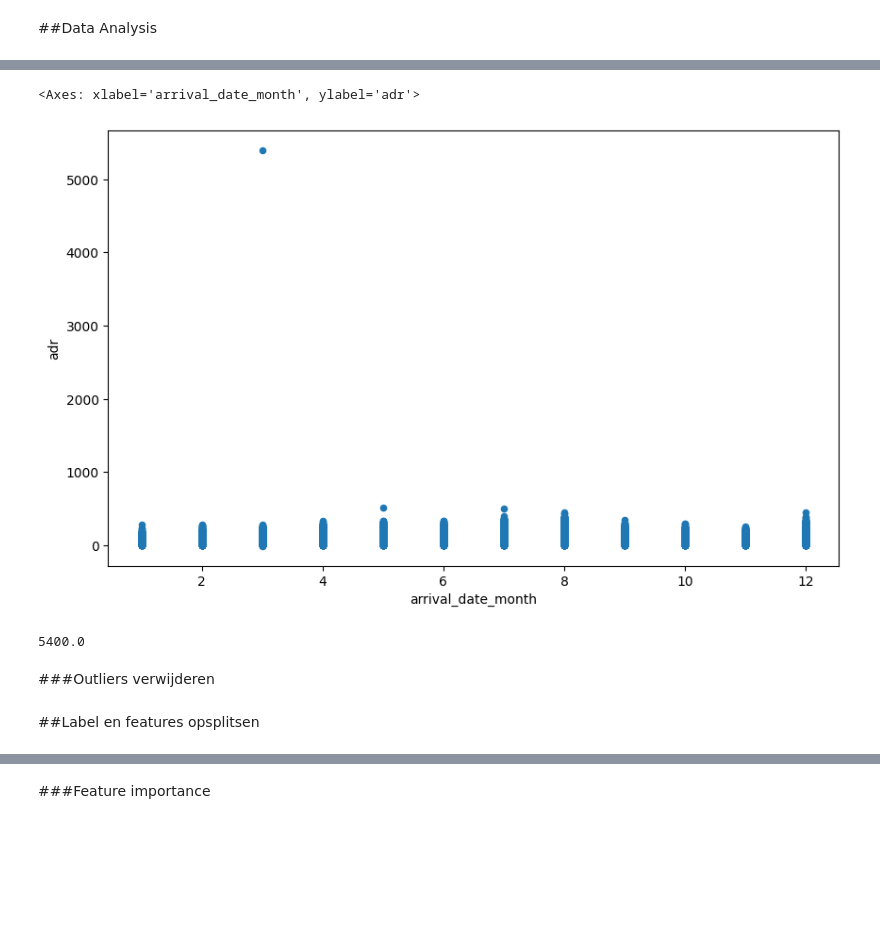
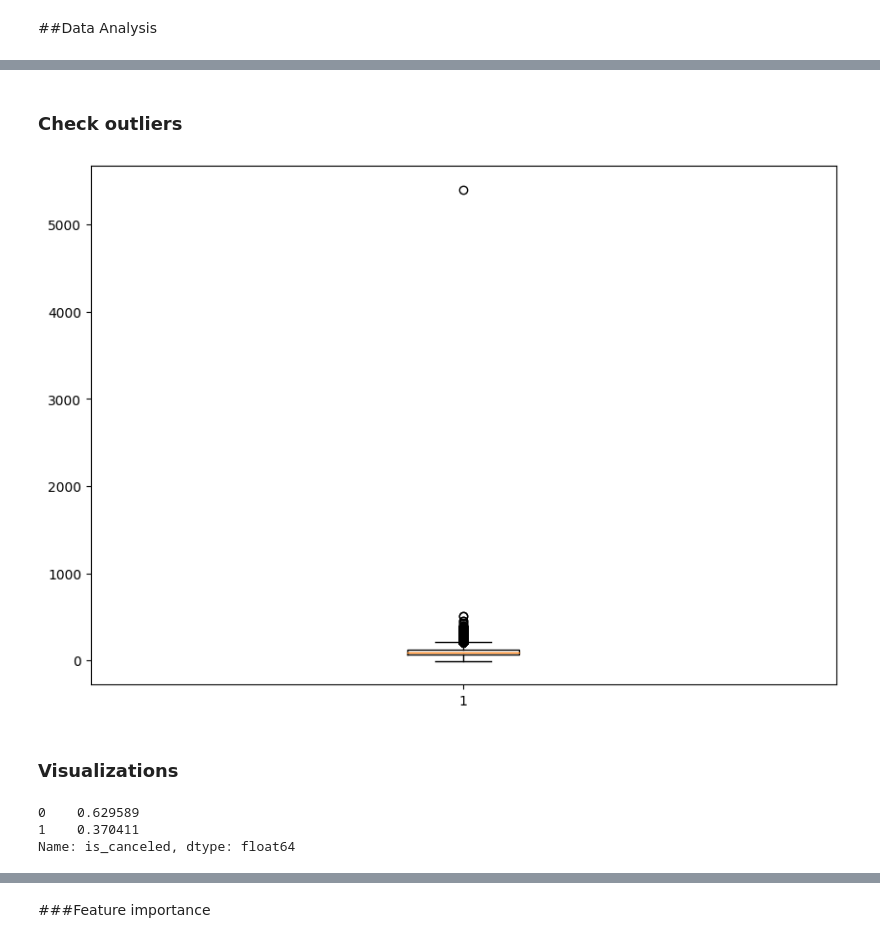
Before and after one commit to yrjavk/CloudForAI, a Jupyter notebook: HotelBookings.ipynb, the cells around one changed output, grey strips where cells are left out. Cells and saved outputs as stored; diff of their text form; code cells hidden in the pictures; blank space fills up the shorter version.

```diff
--- a/HotelBookings.ipynb
+++ b/HotelBookings.ipynb
@@ -181,0 +99,10 @@ data.isnull().sum().sum()
+# %%
+def factorize_columns(data, columns_to_factorize):
+    encoded_mappings = {}
+
+    for column in columns_to_factorize:
+        codes, unique_values = pd.factorize(data[column])
+        data[column] = codes
+        encoded_mappings[column] = {'codes': codes, 'unique_values': unique_values}
+
+    return data, encoded_mappings
@@ -198,15 +157,20 @@ Text(0, 0.5, 'Mediaan prijs')
-# %%
-data.plot.scatter(x = "arrival_date_month", y = "adr", figsize = (10,6))
-# %% [output]
-<Axes: xlabel='arrival_date_month', ylabel='adr'>
-[figure, removed]
-# %%
-data['adr'].max()
-# %% [output]
-5400.0
-# %% [markdown]
-###Outliers verwijderen
+# %% [markdown]
+### Check outliers
+# %%
+fig = plt.figure(figsize =(10, 7))
+plt.boxplot(data['adr'])
+plt.show()
+# %% [output]
+[figure, added]
 # %%
 data.drop(data['adr'].idxmax(), inplace = True)
-# %% [markdown]
-##Label en features opsplitsen
+# %% [markdown]
+### Visualizations
+# %%
+cancelled_percentage = data["is_canceled"].value_counts(normalize = True)
+data['total_revenues'] = data['adr'] * (data['stays_in_weekend_nights'] + data['stays_in_week_nights'])
+print(cancelled_percentage)
+# %% [output]
+0    0.629589
+1    0.370411
+Name: is_canceled, dtype: float64
```
Also changed, not shown: parts of 59 cells of this notebook.
